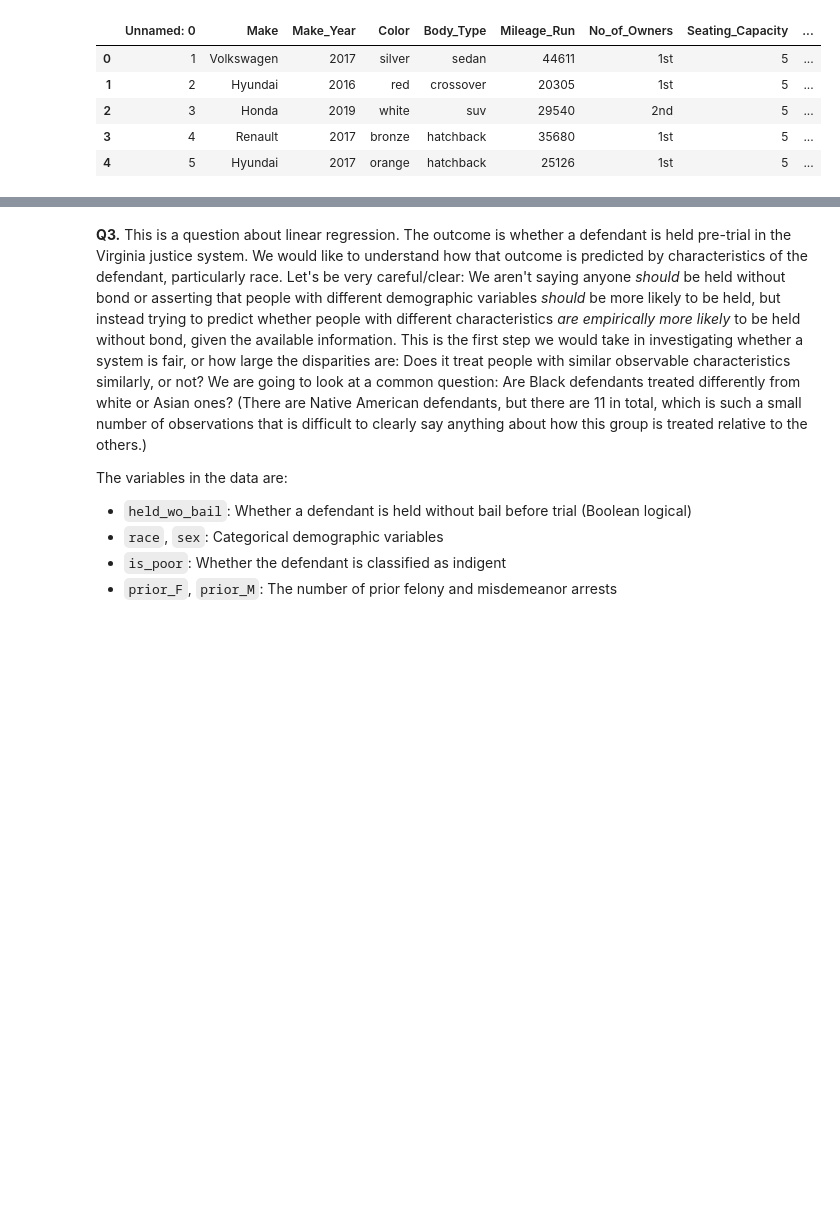
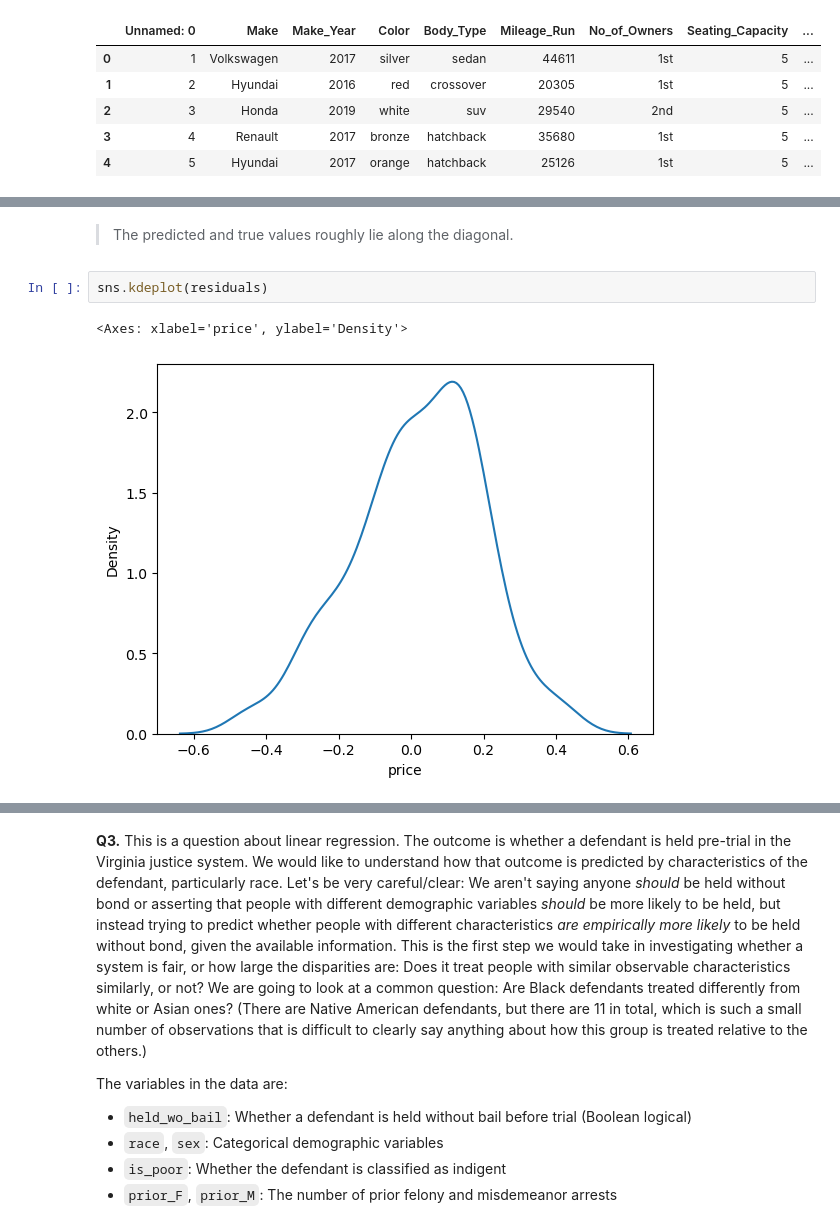
Before and after one commit to ctogs/DS-3001-IAs, a Jupyter notebook: assignment6-linear_regression/assignment.ipynb, the cells around one changed output, grey strips where cells are left out. Drawn from its saved outputs; the diff is of its cells as text; blank space fills up the shorter version.

```diff
--- a/assignment6-linear_regression/assignment.ipynb
+++ b/assignment6-linear_regression/assignment.ipynb
@@ -202,0 +368,7 @@ Min mileage run value: 1117. Max value: 99495
+# %% [markdown]
+> The predicted and true values roughly lie along the diagonal.
+# %%
+sns.kdeplot(residuals)
+# %% [output]
+<Axes: xlabel='price', ylabel='Density'>
+[figure, added]
```
Also changed, not shown: parts of 14 cells of this notebook.
